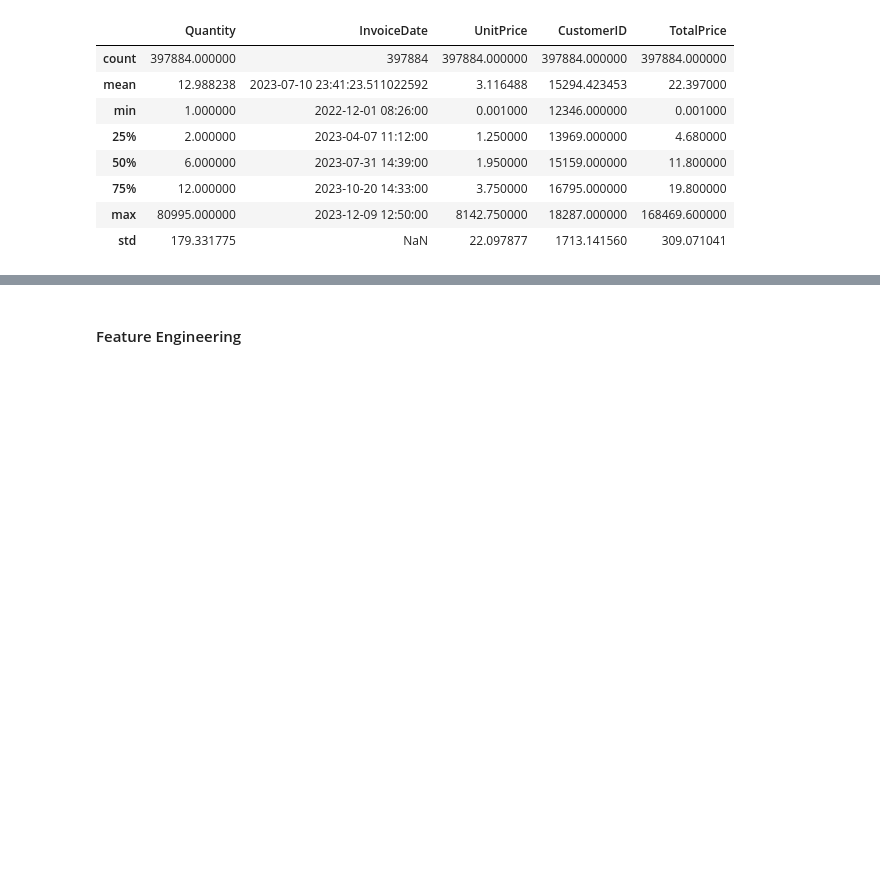
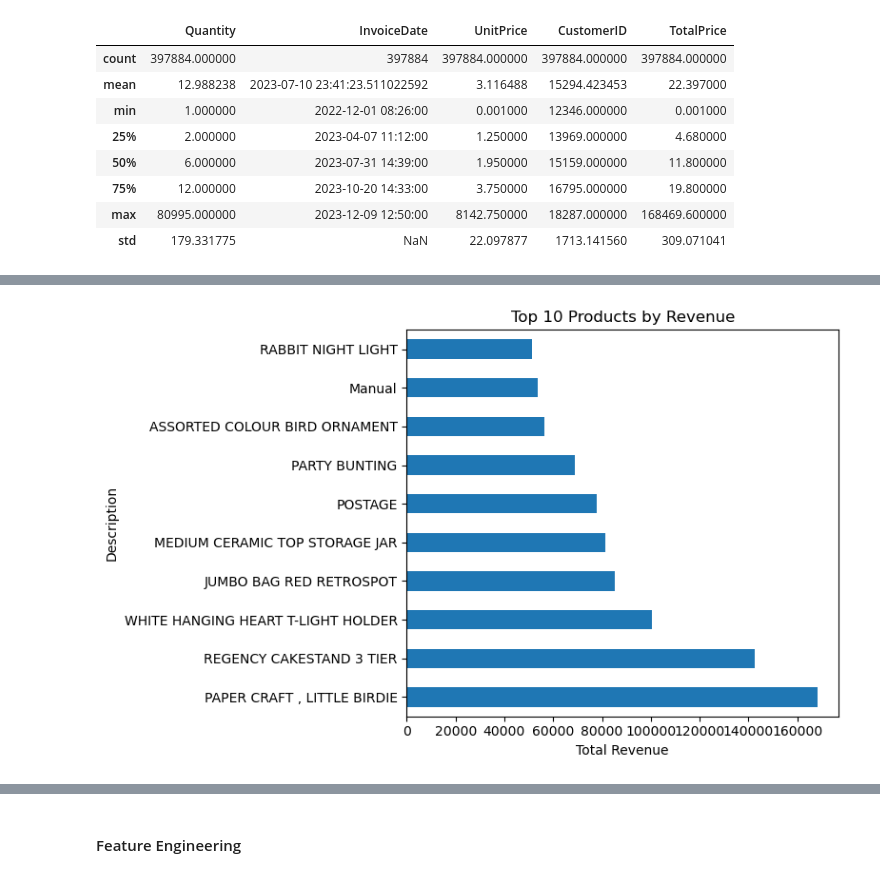
Before and after one commit to TANUJ0751/Shopper-Spectrum, a Jupyter notebook: main.ipynb, the cells around one changed output, grey strips where cells are left out. Saved outputs shown, nothing was run; the diff lists cells and outputs as text; code cells hidden in the pictures; blank space fills up the shorter version.

```diff
--- a/main.ipynb
+++ b/main.ipynb
@@ -79,0 +127,9 @@ df.describe()
+# %%
+#  Top 10 Products by Revenue
+top_revenue = df.groupby('Description')['TotalPrice'].sum().sort_values(ascending=False).head(10)
+top_revenue.plot(kind='barh', figsize=(8,5), title='Top 10 Products by Revenue')
+plt.xlabel('Total Revenue')
+plt.tight_layout()
+plt.show()
+# %% [output]
+[figure, added]
```
Also changed, not shown: parts of 26 cells of this notebook, 1 other file.
